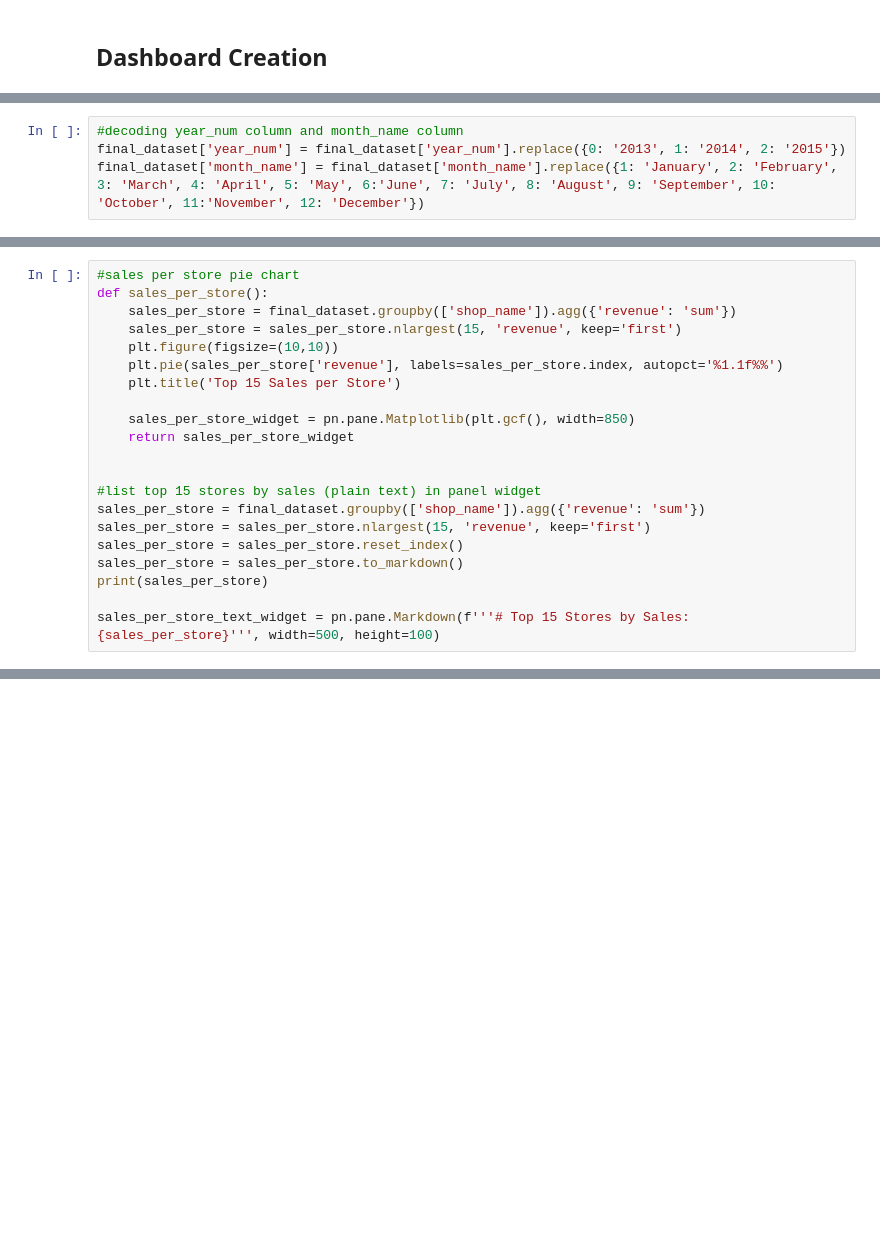
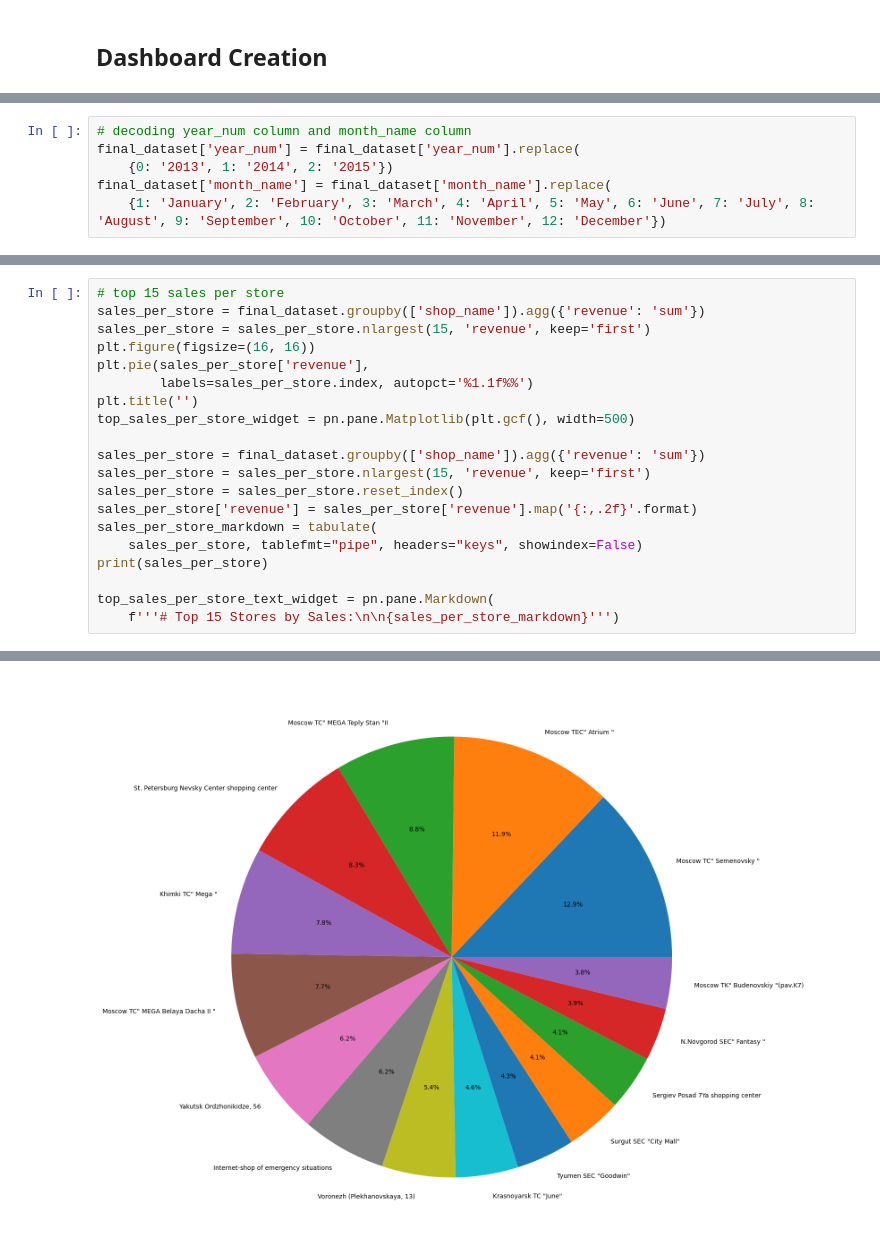
Before and after one commit to Rumeasiyan/sales-forecasting-machine-learning, a Jupyter notebook: dashboard-2-sales-forecasting.ipynb, the cells around one changed output, grey strips where cells are left out. Saved outputs shown, nothing was run; the diff lists cells and outputs as text; blank space fills up the shorter version.

```diff
--- a/dashboard-2-sales-forecasting.ipynb
+++ b/dashboard-2-sales-forecasting.ipynb
@@ -17,7 +16,9 @@ import matplotlib.pyplot as plt
 import pandas as pd
 final_dataset = pd.read_csv('./dashboard_dataset.csv')
 # %%
-#decoding year_num column and month_name column
-final_dataset['year_num'] = final_dataset['year_num'].replace({0: '2013', 1: '2014', 2: '2015'})
-final_dataset['month_name'] = final_dataset['month_name'].replace({1: 'January', 2: 'February', 3: 'March', 4: 'April', 5: 'May', 6:'June', 7: 'July', 8: 'August', 9: 'September', 10: 'October', 11:'November', 12: 'December'})
+# decoding year_num column and month_name column
+final_dataset['year_num'] = final_dataset['year_num'].replace(
+    {0: '2013', 1: '2014', 2: '2015'})
+final_dataset['month_name'] = final_dataset['month_name'].replace(
+    {1: 'January', 2: 'February', 3: 'March', 4: 'April', 5: 'May', 6: 'June', 7: 'July', 8: 'August', 9: 'September', 10: 'October', 11: 'November', 12: 'December'})
 # %%
@@ -65,24 +68,23 @@ $1220835341.88
 $1351021011.55
 $837681085.14
 # %%
-#sales per store pie chart
-def sales_per_store():
-    sales_per_store = final_dataset.groupby(['shop_name']).agg({'revenue': 'sum'})
-    sales_per_store = sales_per_store.nlargest(15, 'revenue', keep='first')
-    plt.figure(figsize=(10,10))
-    plt.pie(sales_per_store['revenue'], labels=sales_per_store.index, autopct='%1.1f%%')
-    plt.title('Top 15 Sales per Store')
+# top 15 sales per store
+sales_per_store = final_dataset.groupby(['shop_name']).agg({'revenue': 'sum'})
+sales_per_store = sales_per_store.nlargest(15, 'revenue', keep='first')
+plt.figure(figsize=(16, 16))
+plt.pie(sales_per_store['revenue'],
+        labels=sales_per_store.index, autopct='%1.1f%%')
+plt.title('')
+top_sales_per_store_widget = pn.pane.Matplotlib(plt.gcf(), width=500)
 
-    sales_per_store_widget = pn.pane.Matplotlib(plt.gcf(), width=850)
-    return sales_per_store_widget
-
-
-#list top 15 stores by sales (plain text) in panel widget
 sales_per_store = final_dataset.groupby(['shop_name']).agg({'revenue': 'sum'})
 sales_per_store = sales_per_store.nlargest(15, 'revenue', keep='first')
 sales_per_store = sales_per_store.reset_index()
-sales_per_store = sales_per_store.to_markdown()
+sales_per_store['revenue'] = sales_per_store['revenue'].map('{:,.2f}'.format)
+sales_per_store_markdown = tabulate(
+    sales_per_store, tablefmt="pipe", headers="keys", showindex=False)
 print(sales_per_store)
 
-sales_per_store_text_widget = pn.pane.Markdown(f'''# Top 15 Stores by Sales: {sales_per_store}''', width=500, height=100)
+top_sales_per_store_text_widget = pn.pane.Markdown(
+    f'''# Top 15 Stores by Sales:\n\n{sales_per_store_markdown}''')
 # %% [output]
@@ -105,0 +107 @@ sales_per_store_text_widget = pn.pane.Markdown(f'''# Top 15 Stores by Sales: {sa
+[figure, added]
```
Also changed, not shown: parts of 18 cells of this notebook, 1 other file.
